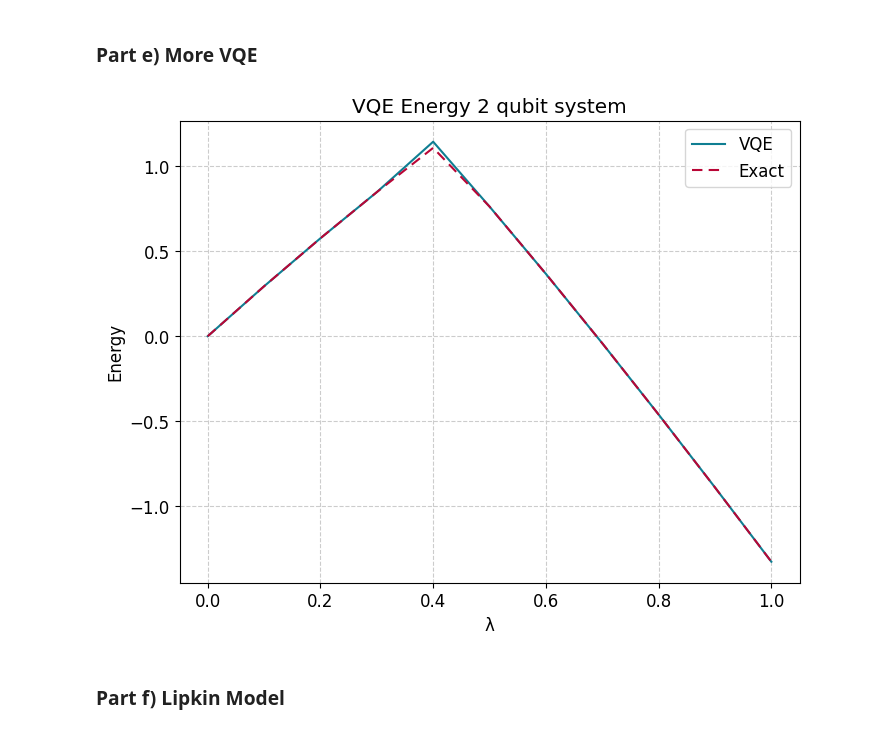
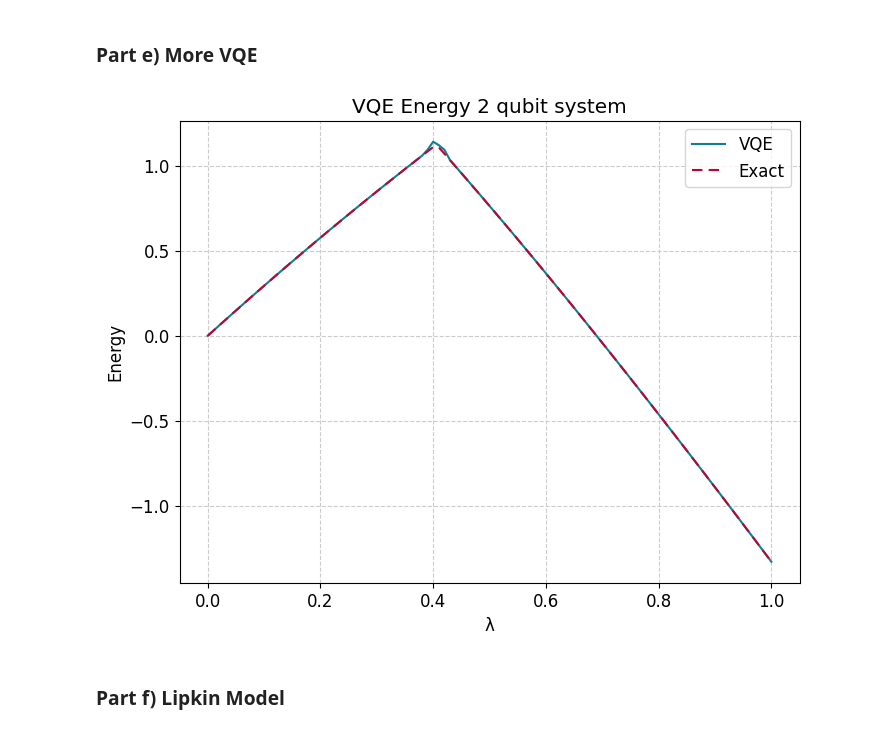
Before and after one commit to hishemok/FYS5419, a Jupyter notebook: Project_1/Project1.ipynb, the cells around one changed output. Cells and saved outputs as stored; diff of their text form; code cells hidden in the pictures.

```diff
--- a/Project_1/Project1.ipynb
+++ b/Project_1/Project1.ipynb
@@ -413,7 +413,7 @@ def Hamiltonian(lam: float) -> np.array:
     return H0 + lam * Hi
 
 #Compute eigenvalues
-lam_vals = np.linspace(0,1,11)
+lam_vals = np.linspace(0,1,101)
 eigenvalues = []
 eigenvectors = []
 for lam in lam_vals:
@@ -465,7 +465,7 @@ def partial_trace(state: np.array,index: int) -> np.array:
 
     return P0.conj() @ density @ P0.T + P1.conj() @ density @ P1.T
 
-lam_vals = np.linspace(0,1,11)
+lam_vals = np.linspace(0,1,101)
 eigenvalues = np.zeros((len(lam_vals),4))
 eigenvectors = np.zeros((len(lam_vals),4,4),dtype=complex)
 
@@ -511,7 +511,7 @@ def exp_val(params: np.array, lam: float) -> float:
     psi = ansatz_circuit(params)
     return np.real(psi.conj().T @ Hamiltonian(lam) @ psi)
 
-lam_vals = np.linspace(0,1,11)
+lam_vals = np.linspace(0,1,101)
 
 vqe_energies = np.zeros(len(lam_vals))
 
@@ -522,34 +522,34 @@ Niterations = 1000
 pi_2 = np.pi/2
 for i,l in enumerate(lam_vals):
     params = np.random.rand(4)*np.pi
     for j in range(Niterations):
 
         grad = np.zeros(4)
         eta = 0.1 / (1 + 0.001 * j)
         for idx in range(len(params)):
             angles = params.copy()
             angles[idx] += pi_2
             E_plus = exp_val(angles,l)
             angles[idx] -= np.pi
             E_minus = exp_val(angles,l)
             grad[idx] = (E_plus - E_minus)/2
 
         params -= eta*grad
 
 
     vqe_energies[i] = exp_val(params,l)
 
 
 
 plt.plot(lam_vals, vqe_energies)
 plt.plot(lam_vals,eigenvalues[:,0],linestyle = (0,(5,3)))
 plt.legend(["VQE","Exact"])
 plt.xlabel("λ")
 plt.ylabel("Energy")
 plt.title("VQE Energy 2 qubit system")
 plt.show()
 # %% [output]
-[figure, old version]
+[figure, new version]
 # %% [markdown]
 ### Part f) Lipkin Model
 # %% [markdown]
```
Also changed, not shown: parts of 8 cells of this notebook, 8 other files.
